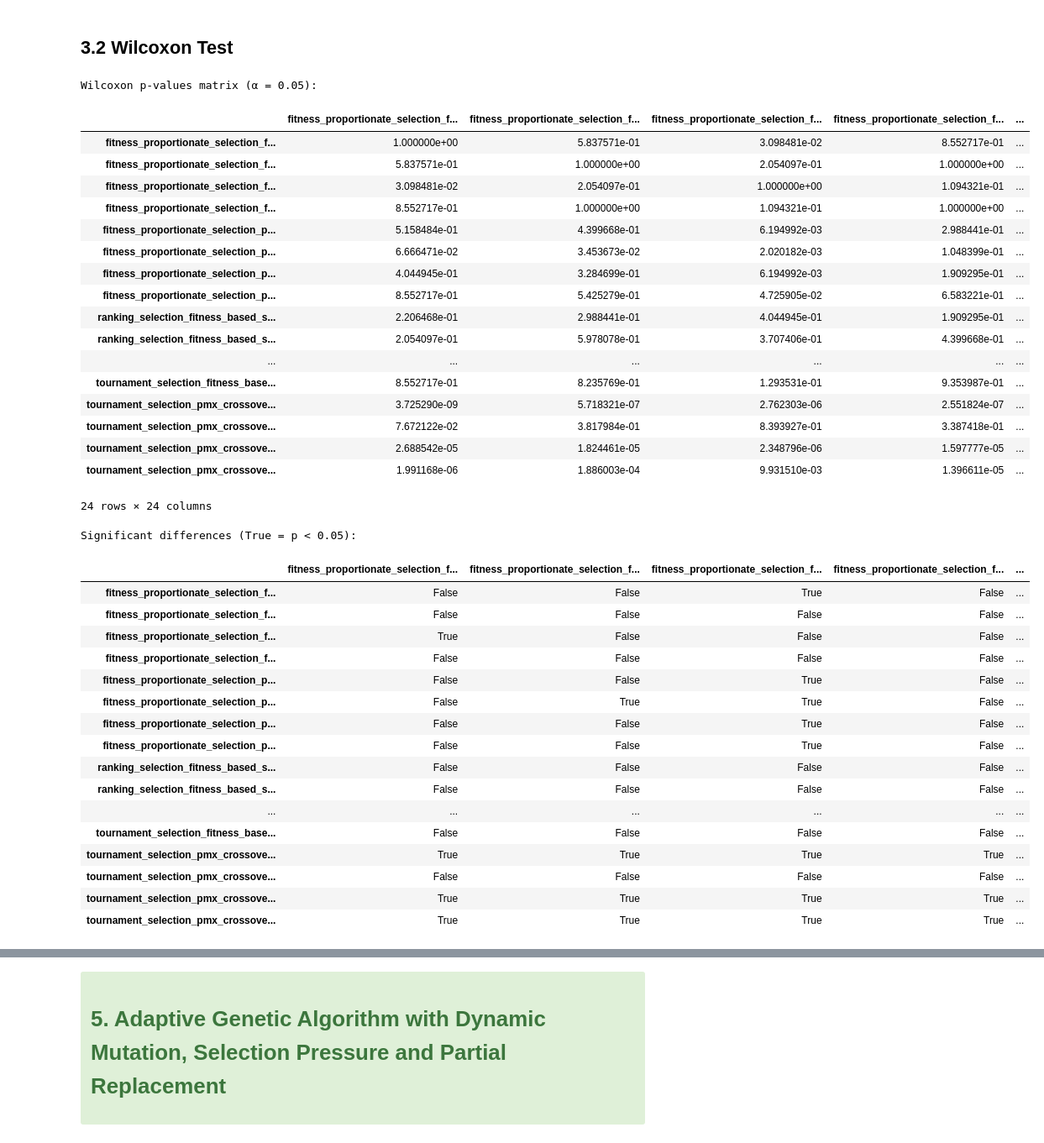
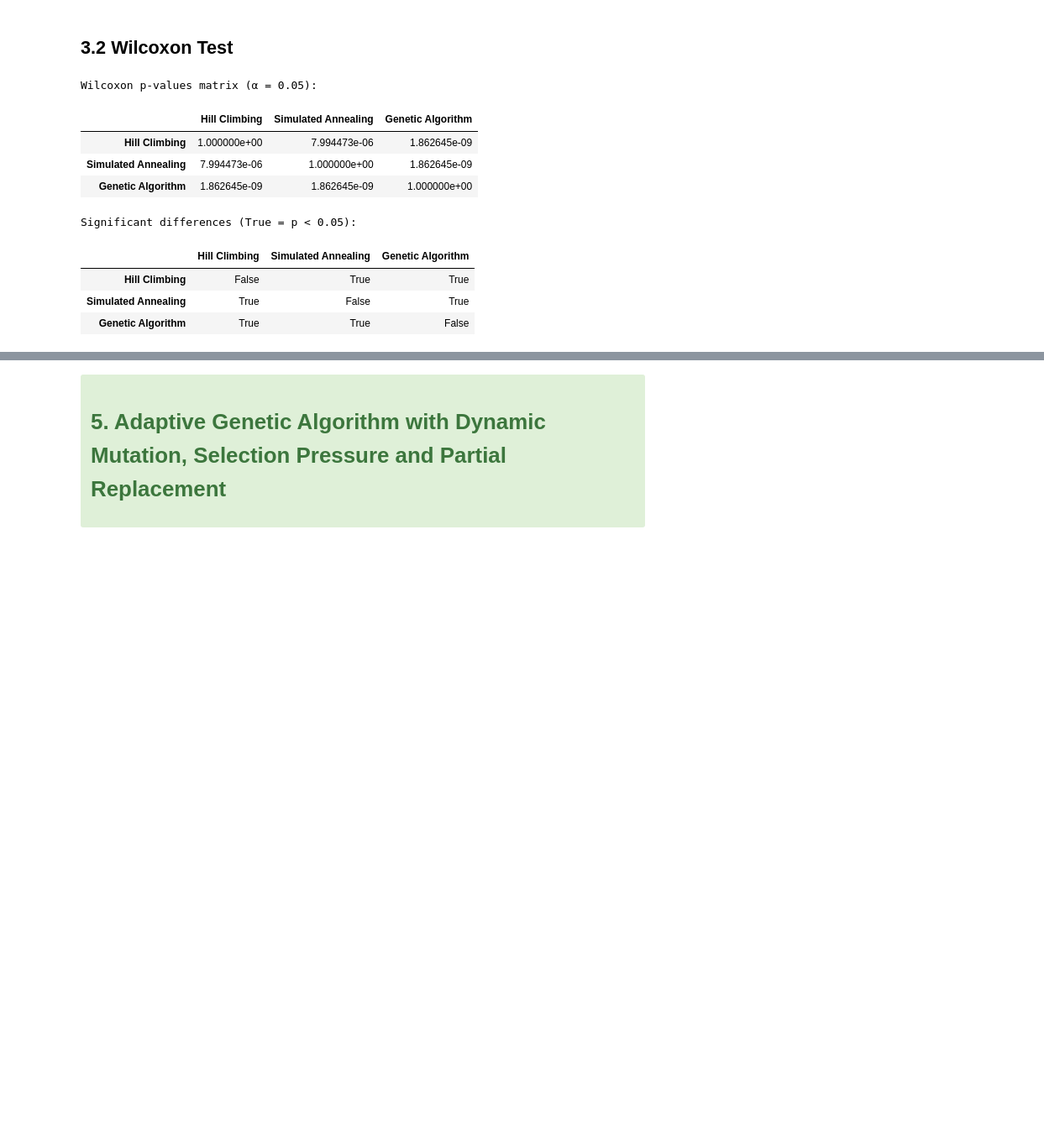
Before and after one commit to mgalao/computational-intelligence-for-optimization-project, a Jupyter notebook: notebooks_and_results/results_analysis.ipynb, the cells around one changed output, grey strips where cells are left out. Shown at 84% size. Saved outputs shown, nothing was run; the diff lists cells and outputs as text; code cells hidden in the pictures; blank space fills up the shorter version.

```diff
--- a/notebooks_and_results/results_analysis.ipynb
+++ b/notebooks_and_results/results_analysis.ipynb
@@ -375,67 +368,45 @@ best_configs = [
 # %%
-# Collect final generation fitness for each configuration
-final_gen_fitness = {
-    name: df.iloc[:, -1].values  # last column = final generation
-    for name, df in fitness_dfs.items()
-    if name in best_configs
+# Unique algorithm names
+algorithms = df['group'].unique()
+
+# Create dictionary with algorithm name -> fitness values
+grouped_fitness = {
+    algo: df[df['group'] == algo]['value'].values
+    for algo in algorithms
 }
 
-p_values_df = pd.DataFrame(index=best_configs, columns=best_configs)
+# Initialize p-values DataFrame
+p_values_df = pd.DataFrame(index=algorithms, columns=algorithms)
 
-#fill the p-values from Wilcoxon test
-for (cfg1, cfg2) in combinations(best_configs, 2):
-    stat, p = wilcoxon(final_gen_fitness[cfg1], final_gen_fitness[cfg2])
-    p_values_df.loc[cfg1, cfg2] = p
-    p_values_df.loc[cfg2, cfg1] = p
+# Perform Wilcoxon signed-rank tests between each pair
+for algo1, algo2 in combinations(algorithms, 2):
+    stat, p = wilcoxon(grouped_fitness[algo1], grouped_fitness[algo2])
+    p_values_df.loc[algo1, algo2] = p
+    p_values_df.loc[algo2, algo1] = p
 
-# the diagonal should be 1.0 (self-comparison)
-for cfg in best_configs:
-    p_values_df.loc[cfg, cfg] = 1.0
+# Set diagonal to 1.0 (self-comparison)
+for algo in algorithms:
+    p_values_df.loc[algo, algo] = 1.0
 
+# Convert to float
 p_values_df = p_values_df.astype(float)
 
+# Display results
 print("Wilcoxon p-values matrix (α = 0.05):")
 display(p_values_df)
 
-# Highlight significant differences
+# Show where differences are statistically significant
 significant = p_values_df < 0.05
 print("\nSignificant differences (True = p < 0.05):")
 display(significant)
 # %% [output]
 Wilcoxon p-values matrix (α = 0.05):
-|  | fitness_proportionate_selection_f... | fitness_proportionate_selection_f... | fitness_proportionate_selection_f... | fitness_proportionate_selection_f... | ... |
-| fitness_proportionate_selection_f... | 1.000000e+00 | 5.837571e-01 | 3.098481e-02 | 8.552717e-01 | ... |
-| fitness_proportionate_selection_f... | 5.837571e-01 | 1.000000e+00 | 2.054097e-01 | 1.000000e+00 | ... |
-| fitness_proportionate_selection_f... | 3.098481e-02 | 2.054097e-01 | 1.000000e+00 | 1.094321e-01 | ... |
-| fitness_proportionate_selection_f... | 8.552717e-01 | 1.000000e+00 | 1.094321e-01 | 1.000000e+00 | ... |
-| fitness_proportionate_selection_p... | 5.158484e-01 | 4.399668e-01 | 6.194992e-03 | 2.988441e-01 | ... |
-| fitness_proportionate_selection_p... | 6.666471e-02 | 3.453673e-02 | 2.020182e-03 | 1.048399e-01 | ... |
-| fitness_proportionate_selection_p... | 4.044945e-01 | 3.284699e-01 | 6.194992e-03 | 1.909295e-01 | ... |
-| fitness_proportionate_selection_p... | 8.552717e-01 | 5.425279e-01 | 4.725905e-02 | 6.583221e-01 | ... |
-| ranking_selection_fitness_based_s... | 2.206468e-01 | 2.988441e-01 | 4.044945e-01 | 1.909295e-01 | ... |
-| ranking_selection_fitness_based_s... | 2.054097e-01 | 5.978078e-01 | 3.707406e-01 | 4.399668e-01 | ... |
-| ... | ... | ... | ... | ... | ... |
-| tournament_selection_fitness_base... | 8.552717e-01 | 8.235769e-01 | 1.293531e-01 | 9.353987e-01 | ... |
-| tournament_selection_pmx_crossove... | 3.725290e-09 | 5.718321e-07 | 2.762303e-06 | 2.551824e-07 | ... |
-| tournament_selection_pmx_crossove... | 7.672122e-02 | 3.817984e-01 | 8.393927e-01 | 3.387418e-01 | ... |
-| tournament_selection_pmx_crossove... | 2.688542e-05 | 1.824461e-05 | 2.348796e-06 | 1.597777e-05 | ... |
-| tournament_selection_pmx_crossove... | 1.991168e-06 | 1.886003e-04 | 9.931510e-03 | 1.396611e-05 | ... |
+|  | Hill Climbing | Simulated Annealing | Genetic Algorithm |
+| Hill Climbing | 1.000000e+00 | 7.994473e-06 | 1.862645e-09 |
+| Simulated Annealing | 7.994473e-06 | 1.000000e+00 | 1.862645e-09 |
+| Genetic Algorithm | 1.862645e-09 | 1.862645e-09 | 1.000000e+00 |
-24 rows × 24 columns
+Significant differences (True = p < 0.05):
-Significant differences (True = p < 0.05):
-|  | fitness_proportionate_selection_f... | fitness_proportionate_selection_f... | fitness_proportionate_selection_f... | fitness_proportionate_selection_f... | ... |
-| fitness_proportionate_selection_f... | False | False | True | False | ... |
-| fitness_proportionate_selection_f... | False | False | False | False | ... |
-| fitness_proportionate_selection_f... | True | False | False | False | ... |
-| fitness_proportionate_selection_f... | False | False | False | False | ... |
-| fitness_proportionate_selection_p... | False | False | True | False | ... |
-| fitness_proportionate_selection_p... | False | True | True | False | ... |
-| fitness_proportionate_selection_p... | False | False | True | False | ... |
-| fitness_proportionate_selection_p... | False | False | True | False | ... |
-| ranking_selection_fitness_based_s... | False | False | False | False | ... |
-| ranking_selection_fitness_based_s... | False | False | False | False | ... |
-| ... | ... | ... | ... | ... | ... |
-| tournament_selection_fitness_base... | False | False | False | False | ... |
-| tournament_selection_pmx_crossove... | True | True | True | True | ... |
-| tournament_selection_pmx_crossove... | False | False | False | False | ... |
-| tournament_selection_pmx_crossove... | True | True | True | True | ... |
-| tournament_selection_pmx_crossove... | True | True | True | True | ... |
+|  | Hill Climbing | Simulated Annealing | Genetic Algorithm |
+| Hill Climbing | False | True | True |
+| Simulated Annealing | True | False | True |
+| Genetic Algorithm | True | True | False |
```
Also changed, not shown: parts of 34 cells of this notebook.
